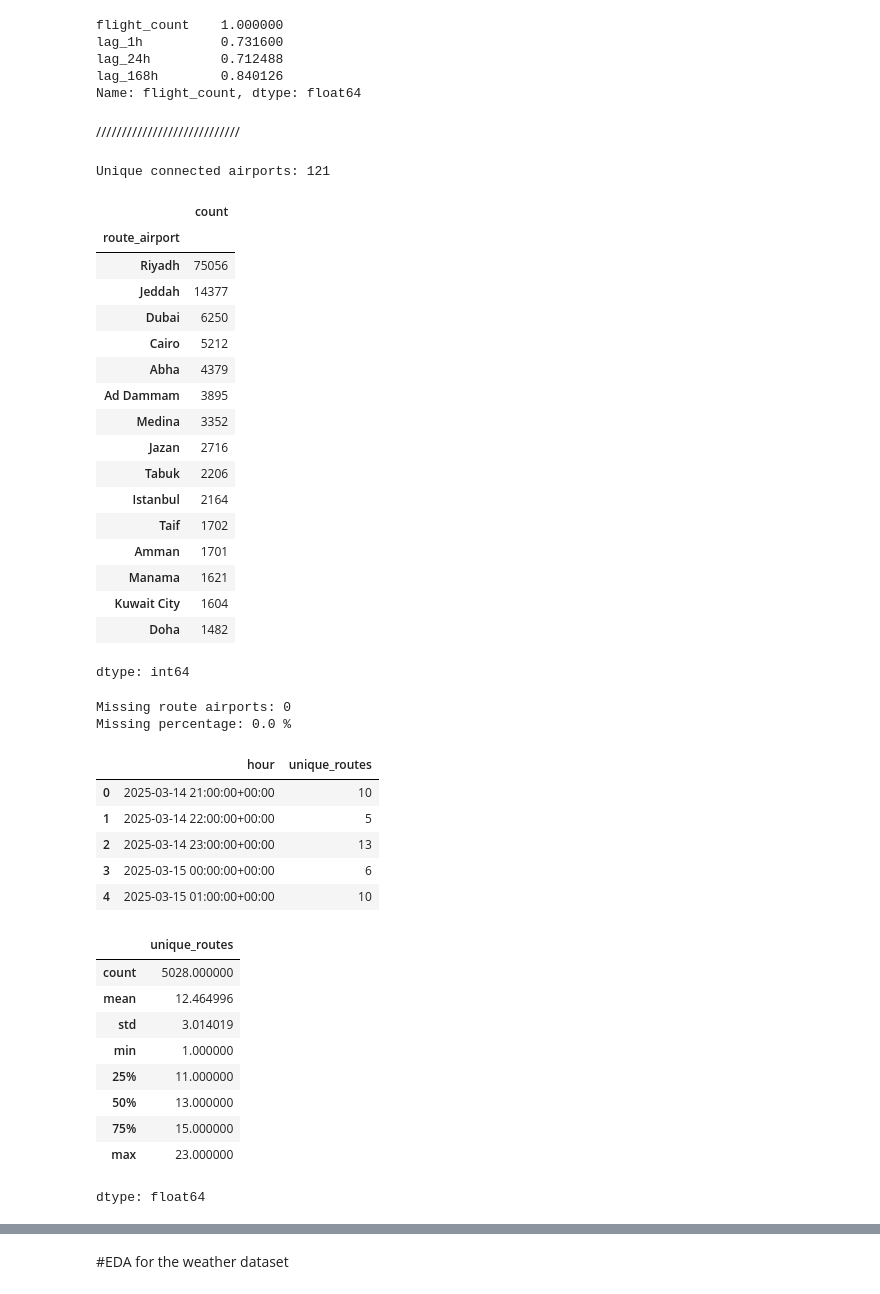
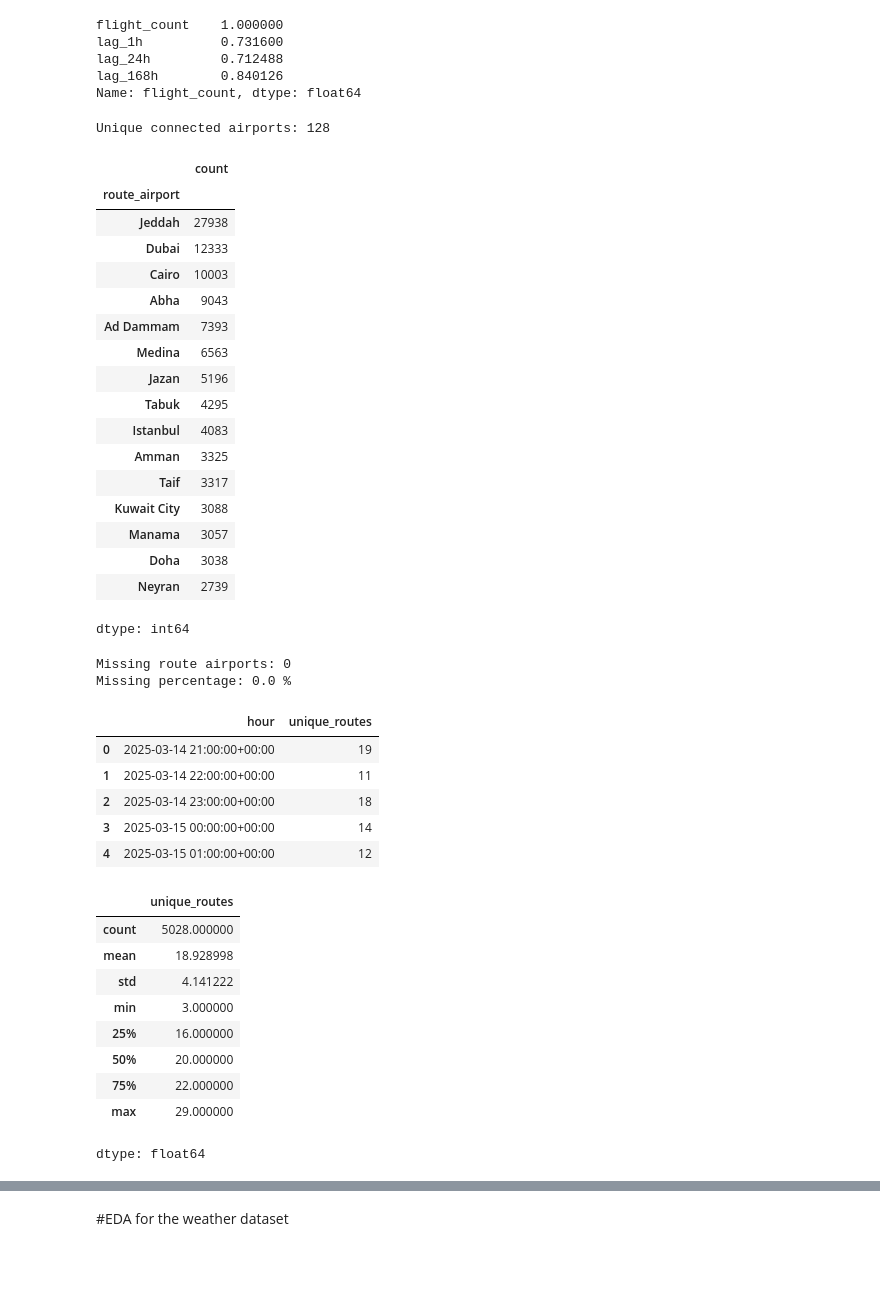
Before and after one commit to AirSight-Team/AirSight, a Jupyter notebook: AieSight_dataset.ipynb, the cells around one changed output, grey strips where cells are left out. Drawn from its saved outputs; the diff is of its cells as text; code cells hidden in the pictures; blank space fills up the shorter version.

```diff
--- a/AieSight_dataset.ipynb
+++ b/AieSight_dataset.ipynb
@@ -617,41 +616,37 @@ lag_1h          0.731600
 lag_24h         0.712488
 lag_168h        0.840126
 Name: flight_count, dtype: float64
-# %% [markdown]
-////////////////////////////
 # %%
-flights['route_airport'] = np.where(
-    flights['flight_type'] == 'departure',
-    flights['destination_airport_name'],
-    flights['origin_airport_name']
-)
+# In this dataset, destination_airport_name represents
+# the external airport connected to Riyadh for both arrivals and departures.
+flights['route_airport'] = flights['destination_airport_name']
 
 print("Unique connected airports:", flights['route_airport'].nunique())
 
 display(
     flights['route_airport']
     .value_counts()
     .head(15)
 )
 # %% [output]
-Unique connected airports: 121
+Unique connected airports: 128
 |  | count |
 | route_airport |  |
-| Riyadh | 75056 |
-| Jeddah | 14377 |
-| Dubai | 6250 |
-| Cairo | 5212 |
-| Abha | 4379 |
-| Ad Dammam | 3895 |
-| Medina | 3352 |
-| Jazan | 2716 |
-| Tabuk | 2206 |
-| Istanbul | 2164 |
-| Taif | 1702 |
-| Amman | 1701 |
-| Manama | 1621 |
-| Kuwait City | 1604 |
-| Doha | 1482 |
+| Jeddah | 27938 |
+| Dubai | 12333 |
+| Cairo | 10003 |
+| Abha | 9043 |
+| Ad Dammam | 7393 |
+| Medina | 6563 |
+| Jazan | 5196 |
+| Tabuk | 4295 |
+| Istanbul | 4083 |
+| Amman | 3325 |
+| Taif | 3317 |
+| Kuwait City | 3088 |
+| Manama | 3057 |
+| Doha | 3038 |
+| Neyran | 2739 |
 dtype: int64
 # %%
 print(
@@ -684,20 +679,20 @@ display(
 )
 # %% [output]
 |  | hour | unique_routes |
-| 0 | 2025-03-14 21:00:00+00:00 | 10 |
-| 1 | 2025-03-14 22:00:00+00:00 | 5 |
-| 2 | 2025-03-14 23:00:00+00:00 | 13 |
-| 3 | 2025-03-15 00:00:00+00:00 | 6 |
-| 4 | 2025-03-15 01:00:00+00:00 | 10 |
+| 0 | 2025-03-14 21:00:00+00:00 | 19 |
+| 1 | 2025-03-14 22:00:00+00:00 | 11 |
+| 2 | 2025-03-14 23:00:00+00:00 | 18 |
+| 3 | 2025-03-15 00:00:00+00:00 | 14 |
+| 4 | 2025-03-15 01:00:00+00:00 | 12 |
 |  | unique_routes |
 | count | 5028.000000 |
-| mean | 12.464996 |
-| std | 3.014019 |
-| min | 1.000000 |
-| 25% | 11.000000 |
-| 50% | 13.000000 |
-| 75% | 15.000000 |
-| max | 23.000000 |
+| mean | 18.928998 |
+| std | 4.141222 |
+| min | 3.000000 |
+| 25% | 16.000000 |
+| 50% | 20.000000 |
+| 75% | 22.000000 |
+| max | 29.000000 |
 dtype: float64
 # %%
 airport_state = airport_state.merge(
```
Also changed, not shown: parts of 16 cells of this notebook.
